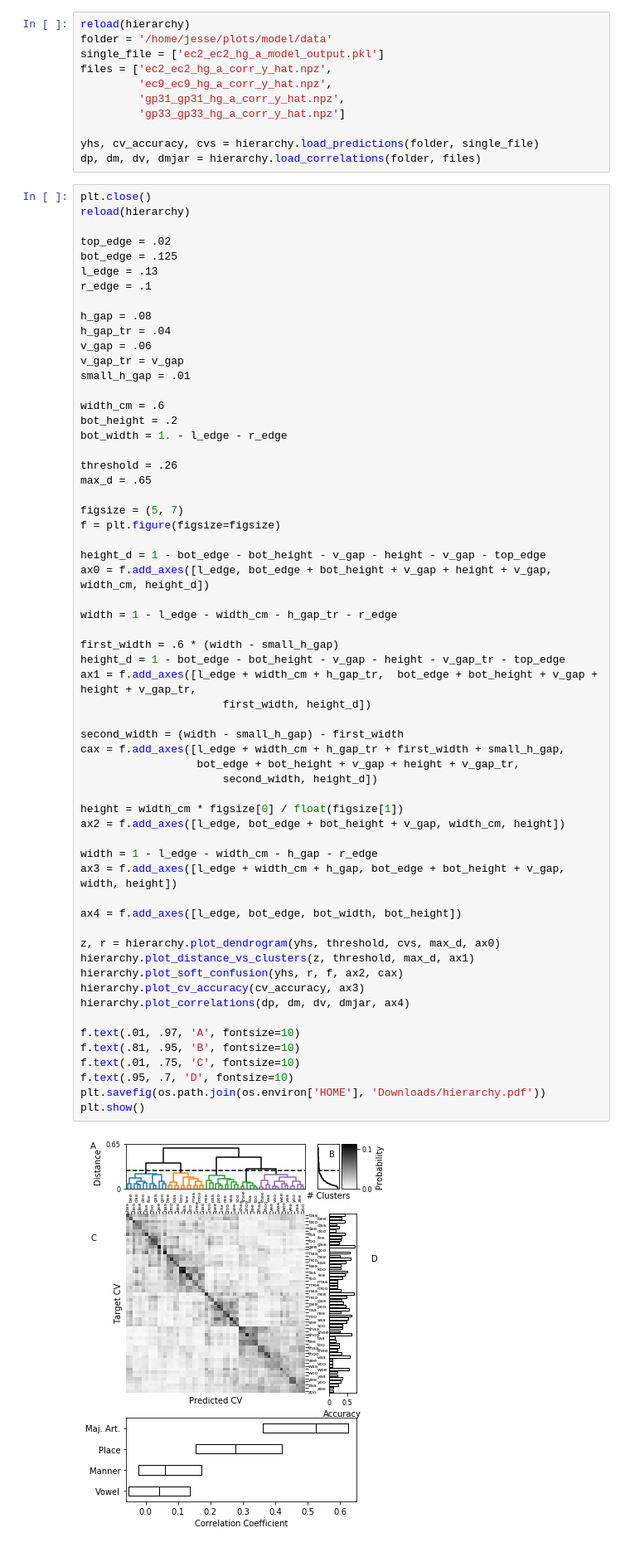
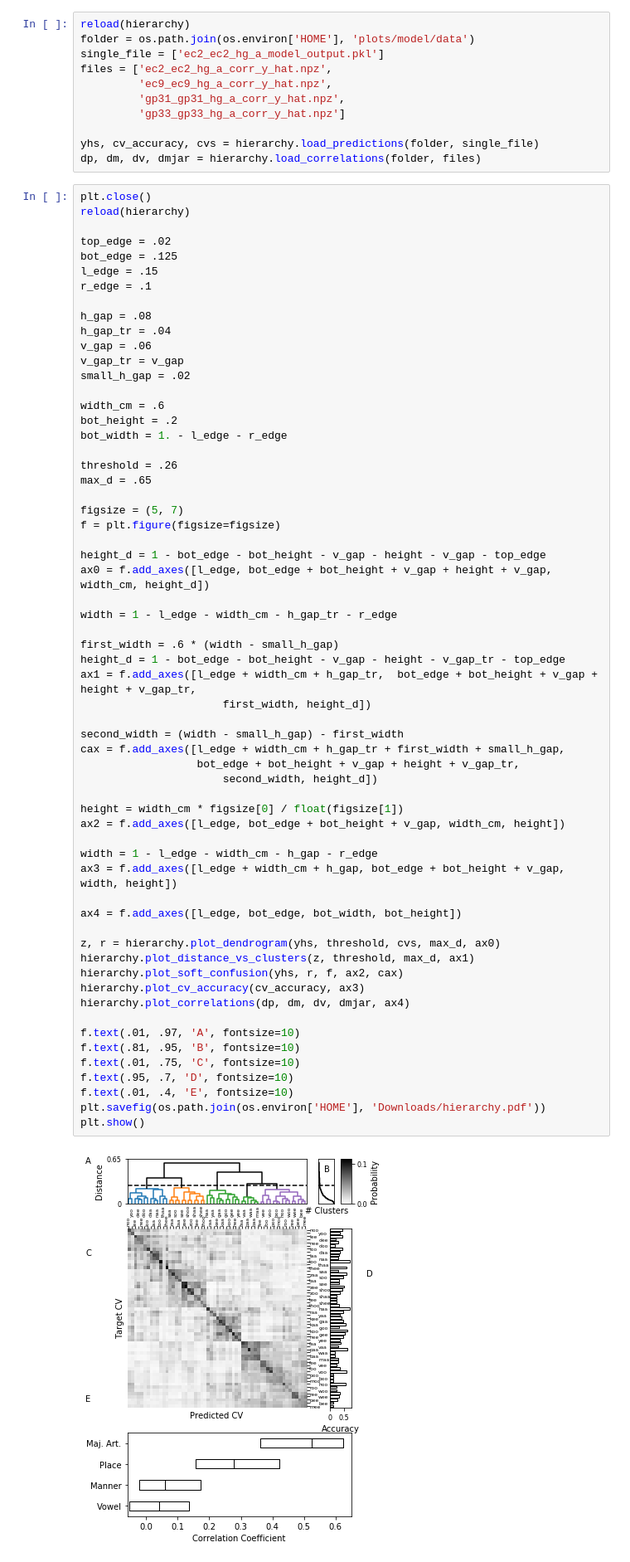
Before and after one commit to BouchardLab/cv_paper_plots, a Jupyter notebook: hierarchy/hierarchy.ipynb, the cells around one changed output. Shown: that part at 83% size. Drawn from its saved outputs; the diff is of its cells as text.

```diff
--- a/hierarchy/hierarchy.ipynb
+++ b/hierarchy/hierarchy.ipynb
@@ -9,7 +9,7 @@ from importlib import reload
 from cv_paper_plots import hierarchy
 # %%
 reload(hierarchy)
-folder = '/home/jesse/plots/model/data'
+folder = os.path.join(os.environ['HOME'], 'plots/model/data')
 single_file = ['ec2_ec2_hg_a_model_output.pkl']
 files = ['ec2_ec2_hg_a_corr_y_hat.npz',
          'ec9_ec9_hg_a_corr_y_hat.npz',
@@ -24,14 +24,14 @@ reload(hierarchy)
 
 top_edge = .02
 bot_edge = .125
-l_edge = .13
+l_edge = .15
 r_edge = .1
 
 h_gap = .08
 h_gap_tr = .04
 v_gap = .06
 v_gap_tr = v_gap
-small_h_gap = .01
+small_h_gap = .02
 
 width_cm = .6
 bot_height = .2
@@ -52,31 +52,32 @@ first_width = .6 * (width - small_h_gap)
 height_d = 1 - bot_edge - bot_height - v_gap - height - v_gap_tr - top_edge
 ax1 = f.add_axes([l_edge + width_cm + h_gap_tr,  bot_edge + bot_height + v_gap + height + v_gap_tr,
                       first_width, height_d])
 
 second_width = (width - small_h_gap) - first_width
 cax = f.add_axes([l_edge + width_cm + h_gap_tr + first_width + small_h_gap,
                   bot_edge + bot_height + v_gap + height + v_gap_tr,
                       second_width, height_d])
 
 height = width_cm * figsize[0] / float(figsize[1])
 ax2 = f.add_axes([l_edge, bot_edge + bot_height + v_gap, width_cm, height])
 
 width = 1 - l_edge - width_cm - h_gap - r_edge
 ax3 = f.add_axes([l_edge + width_cm + h_gap, bot_edge + bot_height + v_gap, width, height])
 
 ax4 = f.add_axes([l_edge, bot_edge, bot_width, bot_height])
 
 z, r = hierarchy.plot_dendrogram(yhs, threshold, cvs, max_d, ax0)
 hierarchy.plot_distance_vs_clusters(z, threshold, max_d, ax1)
 hierarchy.plot_soft_confusion(yhs, r, f, ax2, cax)
 hierarchy.plot_cv_accuracy(cv_accuracy, ax3)
 hierarchy.plot_correlations(dp, dm, dv, dmjar, ax4)
 
 f.text(.01, .97, 'A', fontsize=10)
 f.text(.81, .95, 'B', fontsize=10)
 f.text(.01, .75, 'C', fontsize=10)
 f.text(.95, .7, 'D', fontsize=10)
+f.text(.01, .4, 'E', fontsize=10)
 plt.savefig(os.path.join(os.environ['HOME'], 'Downloads/hierarchy.pdf'))
 plt.show()
 # %% [output]
-[figure, old version]
+[figure, new version]
```
Also changed, not shown: parts of 1 cell of this notebook, 1 other file.
